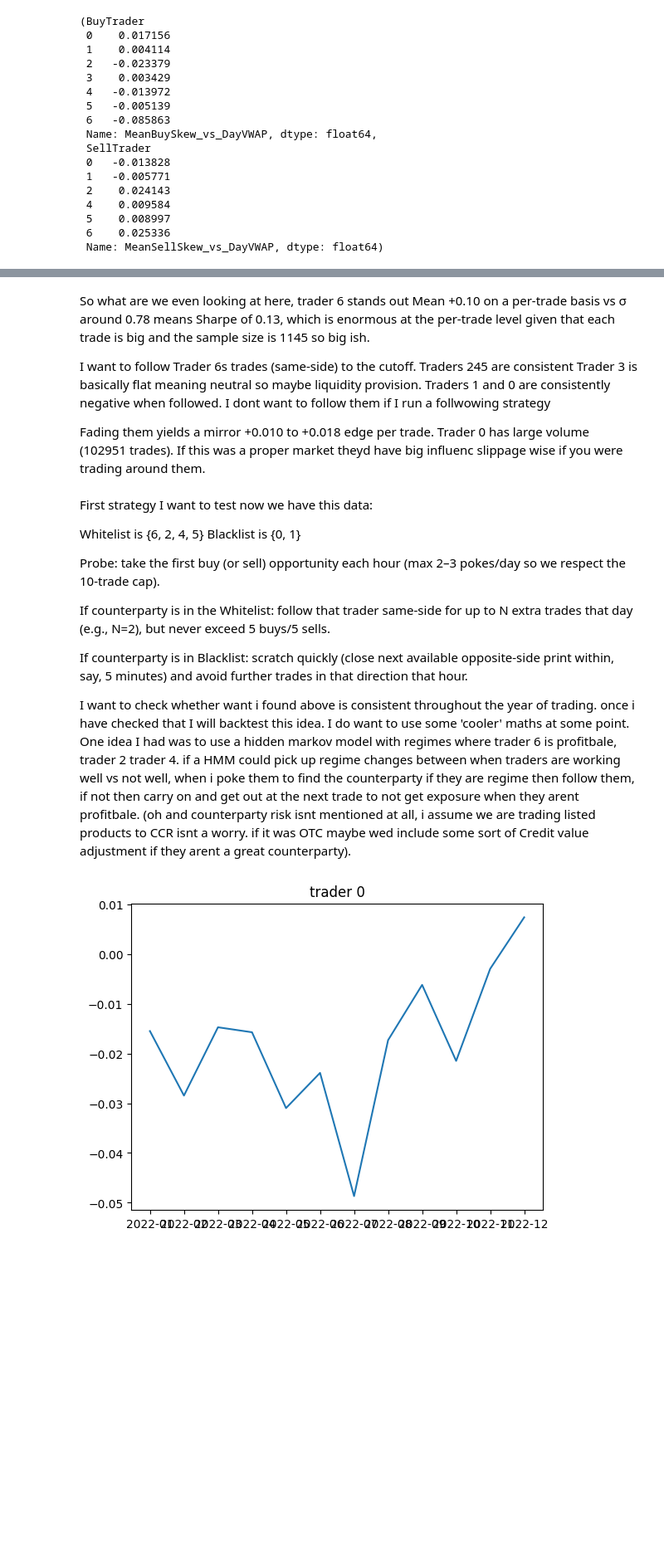
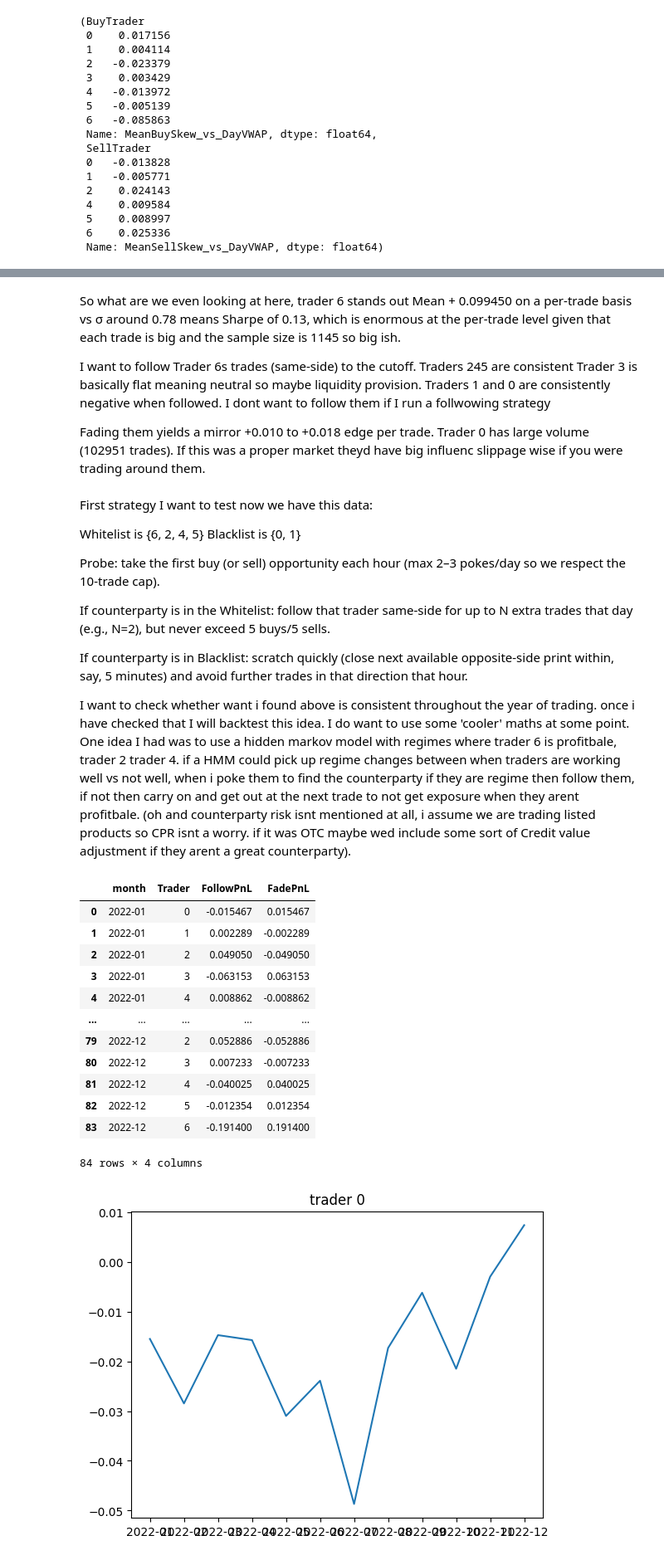
Before and after one commit to FreddieLewin23/FreddieLewin23, a Jupyter notebook: SIG_data_exercise.ipynb, the cells around one changed output, grey strips where cells are left out. Shown: that part at 83% size. Drawn from its saved outputs; the diff is of its cells as text; code cells hidden in the pictures; blank space fills up the shorter version.

```diff
--- a/SIG_data_exercise.ipynb
+++ b/SIG_data_exercise.ipynb
@@ -239,7 +255,7 @@ Per-trader 'follow vs fade' (close at daily cutoff)    Trader  Follow_meanPnL  F
  'sell_col': 'SellTrader'}
 # %% [markdown]
 So what are we even looking at here, trader 6 stands out
-Mean +0.10 on a per-trade basis vs σ around 0.78 means Sharpe of  0.13, which is enormous at the per-trade level given that each trade is big and the sample size is 1145 so big ish.
+Mean + 0.099450 on a per-trade basis vs σ around 0.78 means Sharpe of  0.13, which is enormous at the per-trade level given that each trade is big and the sample size is 1145 so big ish.
 
 I want to follow Trader 6s trades (same-side) to the cutoff.
 Traders 245 are consistent
@@ -260,7 +276,7 @@ If counterparty is in the Whitelist: follow that trader same-side for up to N ex
 
 If counterparty is in Blacklist: scratch quickly (close next available opposite-side print within, say, 5 minutes) and avoid further trades in that direction that hour.
 
-I want to check whether want i found above is consistent throughout the year of trading. once i have checked that I will backtest this idea. I do want to use some 'cooler' maths at some point. One idea I had was to use a hidden markov model with regimes where trader 6 is profitbale, trader 2 trader 4. if a HMM could pick up regime changes between when traders are working well vs not well, when i poke them to find the counterparty if they are regime then follow them, if not then carry on and get out at the next trade to not get exposure when they arent profitbale. (oh and counterparty risk isnt mentioned at all, i assume we are trading listed products to CCR isnt a worry. if it was OTC maybe wed include some sort of Credit value adjustment if they arent a great counterparty).
+I want to check whether want i found above is consistent throughout the year of trading. once i have checked that I will backtest this idea. I do want to use some 'cooler' maths at some point. One idea I had was to use a hidden markov model with regimes where trader 6 is profitbale, trader 2 trader 4. if a HMM could pick up regime changes between when traders are working well vs not well, when i poke them to find the counterparty if they are regime then follow them, if not then carry on and get out at the next trade to not get exposure when they arent profitbale. (oh and counterparty risk isnt mentioned at all, i assume we are trading listed products so CPR isnt a worry. if it was OTC maybe wed include some sort of Credit value adjustment if they arent a great counterparty).
 # %%
 import matplotlib.pyplot as plt
 
@@ -304,6 +320,22 @@ def monthly_ff(df):
     return summary
 
 monthly_ff_df = monthly_ff(df)
+# %%
+monthly_ff_df
+# %% [output]
+|  | month | Trader | FollowPnL | FadePnL |
+| 0 | 2022-01 | 0 | -0.015467 | 0.015467 |
+| 1 | 2022-01 | 1 | 0.002289 | -0.002289 |
+| 2 | 2022-01 | 2 | 0.049050 | -0.049050 |
+| 3 | 2022-01 | 3 | -0.063153 | 0.063153 |
+| 4 | 2022-01 | 4 | 0.008862 | -0.008862 |
+| ... | ... | ... | ... | ... |
+| 79 | 2022-12 | 2 | 0.052886 | -0.052886 |
+| 80 | 2022-12 | 3 | 0.007233 | -0.007233 |
+| 81 | 2022-12 | 4 | -0.040025 | 0.040025 |
+| 82 | 2022-12 | 5 | -0.012354 | 0.012354 |
+| 83 | 2022-12 | 6 | -0.191400 | 0.191400 |
+84 rows × 4 columns
 # %%
 monthly_ff_df # 84 rows since 12 months * 7 trader
 monthly_ff_df.iloc[::7, :]
```
Also changed, not shown: parts of 17 cells of this notebook.
